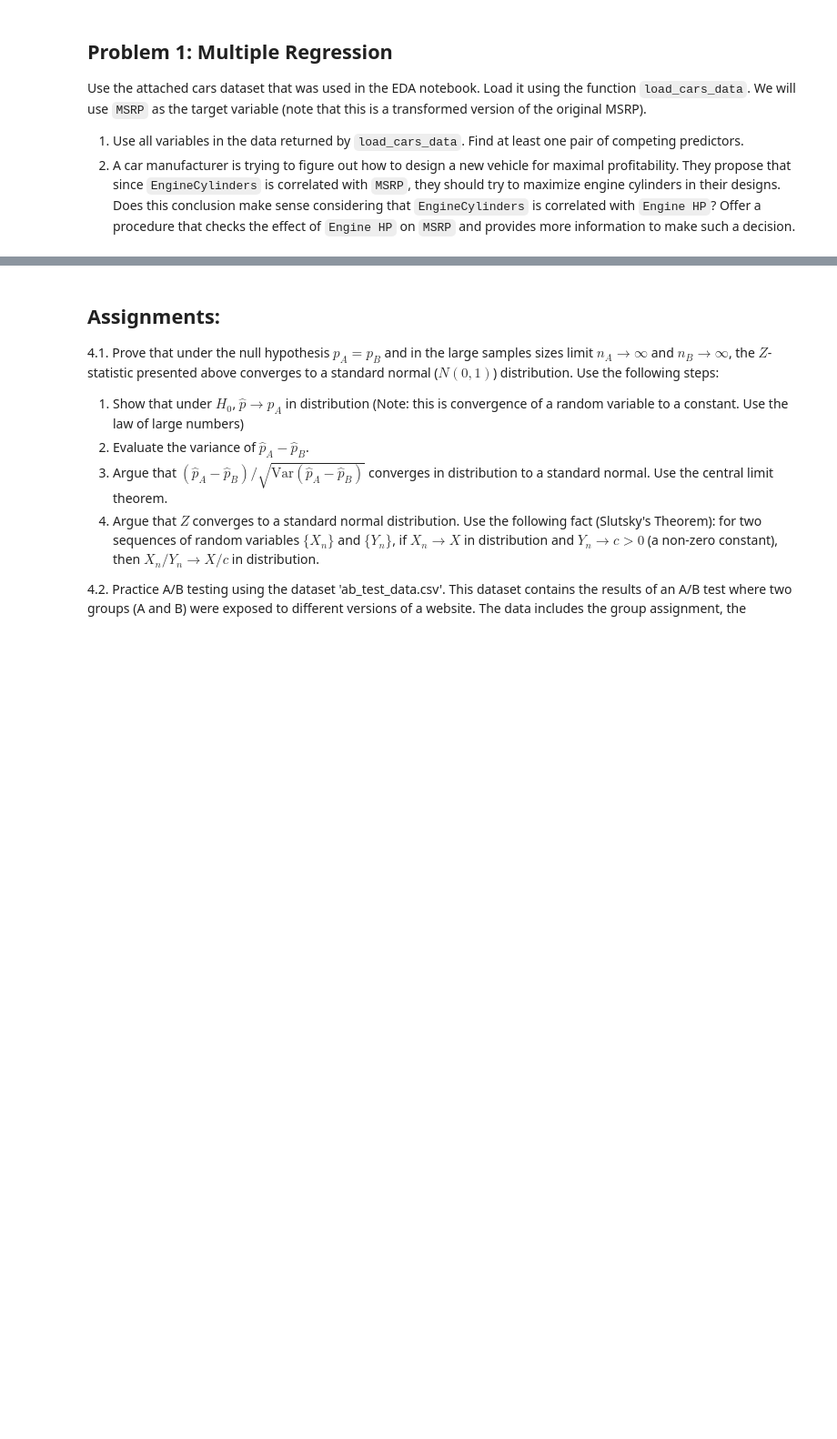
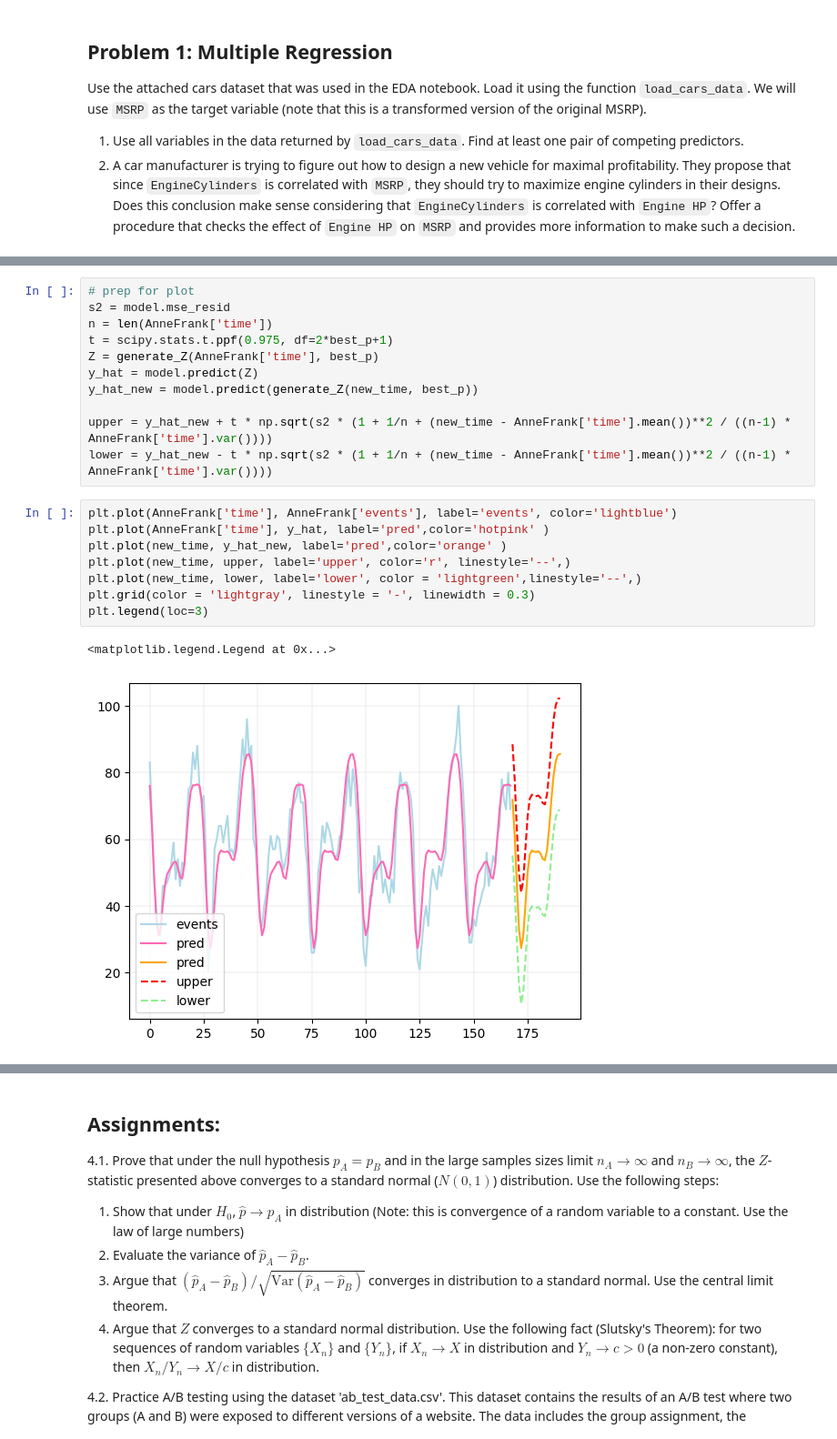
Before and after one commit to adidereviani/AdvStatistic, a Jupyter notebook: hw5.ipynb, the cells around one changed output, grey strips where cells are left out. Shown: that part at 91% size. Cells and saved outputs as stored; diff of their text form; blank space fills up the shorter version.

```diff
--- a/hw5.ipynb
+++ b/hw5.ipynb
@@ -182 +886,23 @@ def generate_Z(t, p):
+# %%
+# prep for plot
+s2 = model.mse_resid
+n = len(AnneFrank['time'])
+t = scipy.stats.t.ppf(0.975, df=2*best_p+1)
+Z = generate_Z(AnneFrank['time'], best_p)
+y_hat = model.predict(Z)
+y_hat_new = model.predict(generate_Z(new_time, best_p))
+
+upper = y_hat_new + t * np.sqrt(s2 * (1 + 1/n + (new_time - AnneFrank['time'].mean())**2 / ((n-1) * AnneFrank['time'].var())))
+lower = y_hat_new - t * np.sqrt(s2 * (1 + 1/n + (new_time - AnneFrank['time'].mean())**2 / ((n-1) * AnneFrank['time'].var())))
+# %%
+plt.plot(AnneFrank['time'], AnneFrank['events'], label='events', color='lightblue')
+plt.plot(AnneFrank['time'], y_hat, label='pred',color='hotpink' )
+plt.plot(new_time, y_hat_new, label='pred',color='orange' )
+plt.plot(new_time, upper, label='upper', color='r', linestyle='--',)
+plt.plot(new_time, lower, label='lower', color = 'lightgreen',linestyle='--',)
+plt.grid(color = 'lightgray', linestyle = '-', linewidth = 0.3)
+plt.legend(loc=3)
+# %% [output]
+<matplotlib.legend.Legend at 0x...>
+[figure, added]
 # %% [markdown]
```
Also changed, not shown: parts of 84 cells of this notebook.
